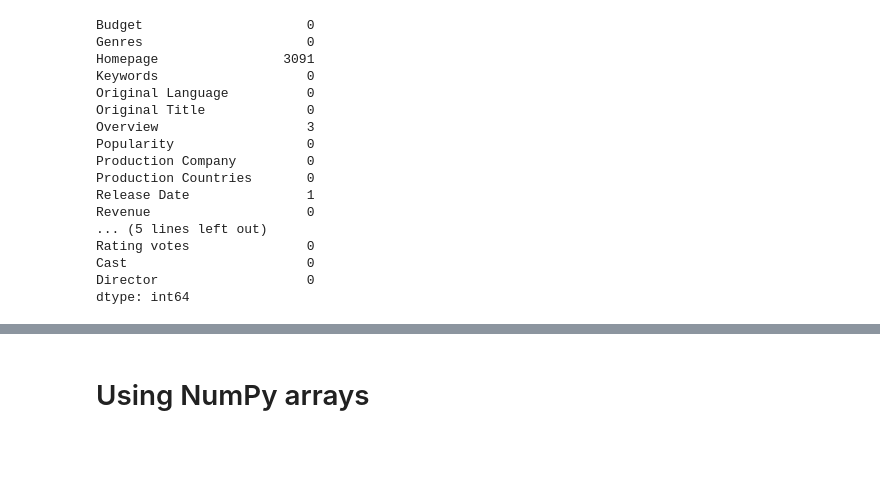
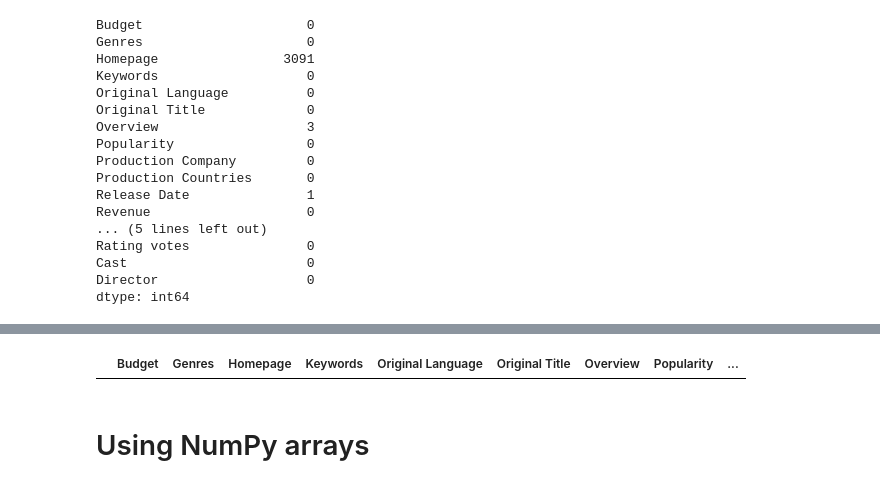
Before and after one commit to eriksmatulis/movie_project, a Jupyter notebook: ids2026_group04_pw5.ipynb, the cells around one changed output, grey strips where cells are left out. Cells and saved outputs as stored; diff of their text form; code cells hidden in the pictures; blank space fills up the shorter version.

```diff
--- a/ids2026_group04_pw5.ipynb
+++ b/ids2026_group04_pw5.ipynb
@@ -277,3 +342,8 @@ However, an issue can arise for no release date and runtime data, as these can b
+# %%
+df_main = df_main.drop(index=4553).reset_index(drop=True)      # Drops row with low-quality data and re-generates indices for rows
+df_main[df_main["Release Date"].isna()] # Confirms that the row got deleted as it now returns an empty result
+# %% [output]
+|  | Budget | Genres | Homepage | Keywords | Original Language | Original Title | Overview | Popularity | ... |
 # %% [markdown]
 # Using NumPy arrays
 # %% [markdown]
```
Also changed, not shown: parts of 10 cells of this notebook, 2 other files.
